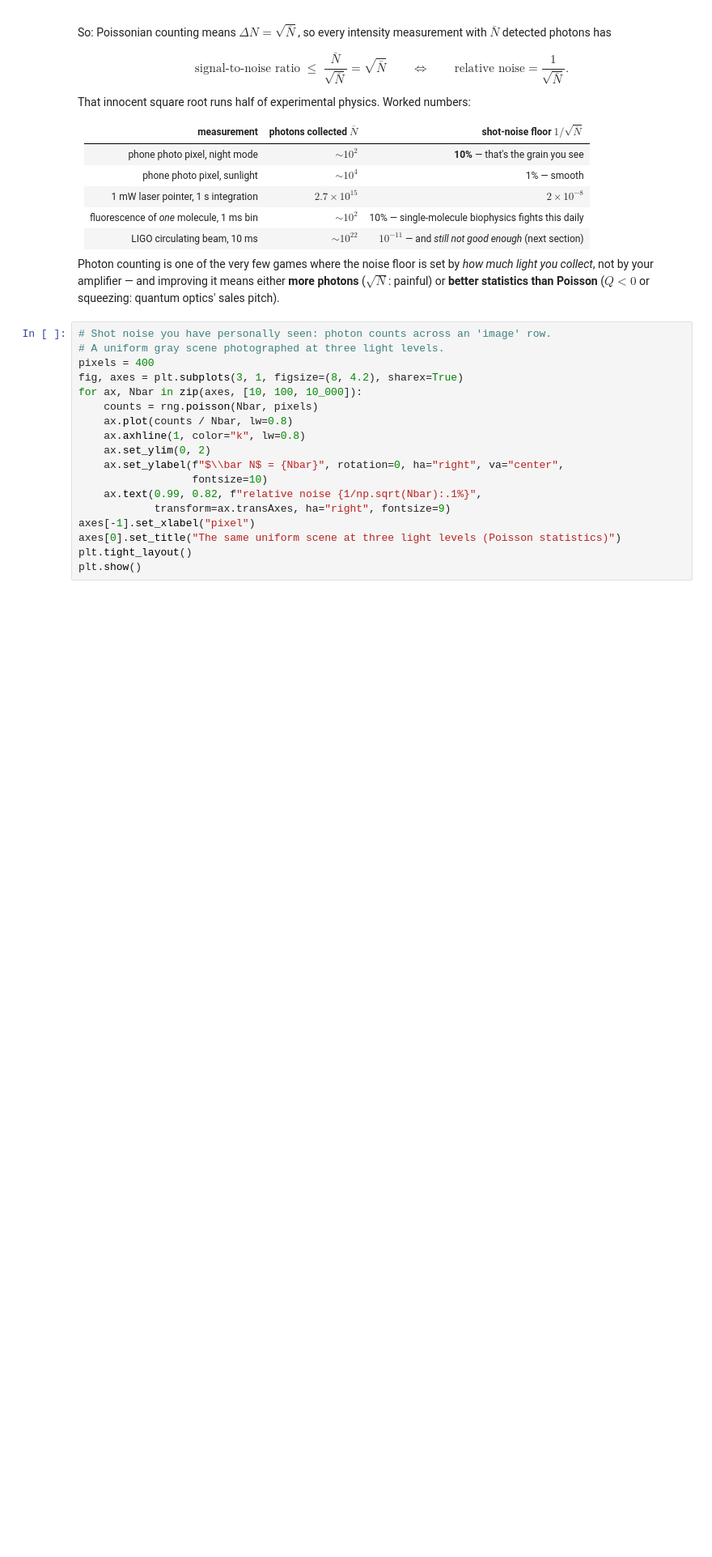
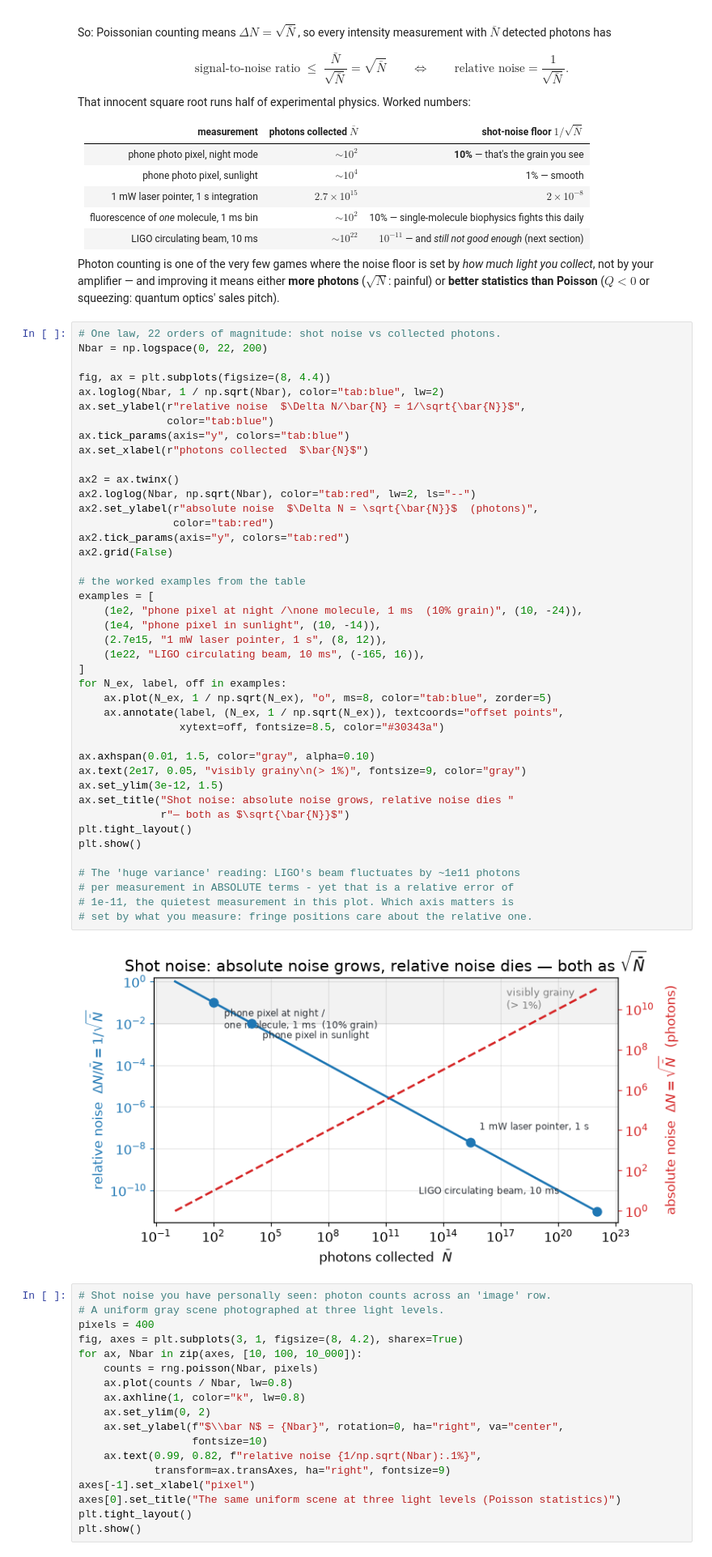
Before and after one commit to laserlab/CountingPhotons, a Jupyter notebook: lectures/01_QuantumLight_PhotonStatistics.ipynb, the cells around one changed output. Shown at 81% size. Saved outputs shown, nothing was run; the diff lists cells and outputs as text; blank space fills up the shorter version.

Commit message:
L1: add shot-noise scaling figure - absolute vs relative noise over 22 decades
Log-log twin-axis plot: relative noise 1/sqrt(N) falls while absolute
noise sqrt(N) grows, with the section's worked examples (night/day phone
pixel, single-molecule fluorescence, laser pointer, LIGO) as annotated
markers and the >1% visibly-grainy band shaded.

```diff
--- a/lectures/01_QuantumLight_PhotonStatistics.ipynb
+++ b/lectures/01_QuantumLight_PhotonStatistics.ipynb
@@ -325,6 +325,50 @@ That innocent square root runs half of experimental physics. Worked numbers:
 | LIGO circulating beam, 10 ms | $\sim 10^{22}$ | $10^{-11}$ — and *still not good enough* (next section) |
 
 Photon counting is one of the very few games where the noise floor is set by *how much light you collect*, not by your amplifier — and improving it means either **more photons** ($\sqrt{N}$: painful) or **better statistics than Poisson** ($Q<0$ or squeezing: quantum optics' sales pitch).
+# %%
+# One law, 22 orders of magnitude: shot noise vs collected photons.
+Nbar = np.logspace(0, 22, 200)
+
+fig, ax = plt.subplots(figsize=(8, 4.4))
+ax.loglog(Nbar, 1 / np.sqrt(Nbar), color="tab:blue", lw=2)
+ax.set_ylabel(r"relative noise  $\Delta N/\bar{N} = 1/\sqrt{\bar{N}}$",
+              color="tab:blue")
+ax.tick_params(axis="y", colors="tab:blue")
+ax.set_xlabel(r"photons collected  $\bar{N}$")
+
+ax2 = ax.twinx()
+ax2.loglog(Nbar, np.sqrt(Nbar), color="tab:red", lw=2, ls="--")
+ax2.set_ylabel(r"absolute noise  $\Delta N = \sqrt{\bar{N}}$  (photons)",
+               color="tab:red")
+ax2.tick_params(axis="y", colors="tab:red")
+ax2.grid(False)
+
+# the worked examples from the table
+examples = [
+    (1e2, "phone pixel at night /\none molecule, 1 ms  (10% grain)", (10, -24)),
+    (1e4, "phone pixel in sunlight", (10, -14)),
+    (2.7e15, "1 mW laser pointer, 1 s", (8, 12)),
+    (1e22, "LIGO circulating beam, 10 ms", (-165, 16)),
+]
+for N_ex, label, off in examples:
+    ax.plot(N_ex, 1 / np.sqrt(N_ex), "o", ms=8, color="tab:blue", zorder=5)
+    ax.annotate(label, (N_ex, 1 / np.sqrt(N_ex)), textcoords="offset points",
+                xytext=off, fontsize=8.5, color="#30343a")
+
+ax.axhspan(0.01, 1.5, color="gray", alpha=0.10)
+ax.text(2e17, 0.05, "visibly grainy\n(> 1%)", fontsize=9, color="gray")
+ax.set_ylim(3e-12, 1.5)
+ax.set_title("Shot noise: absolute noise grows, relative noise dies "
+             r"— both as $\sqrt{\bar{N}}$")
+plt.tight_layout()
+plt.show()
+
+# The 'huge variance' reading: LIGO's beam fluctuates by ~1e11 photons
+# per measurement in ABSOLUTE terms - yet that is a relative error of
+# 1e-11, the quietest measurement in this plot. Which axis matters is
+# set by what you measure: fringe positions care about the relative one.
+# %% [output]
+[figure, added]
 # %%
 # Shot noise you have personally seen: photon counts across an 'image' row.
 # A uniform gray scene photographed at three light levels.
```
